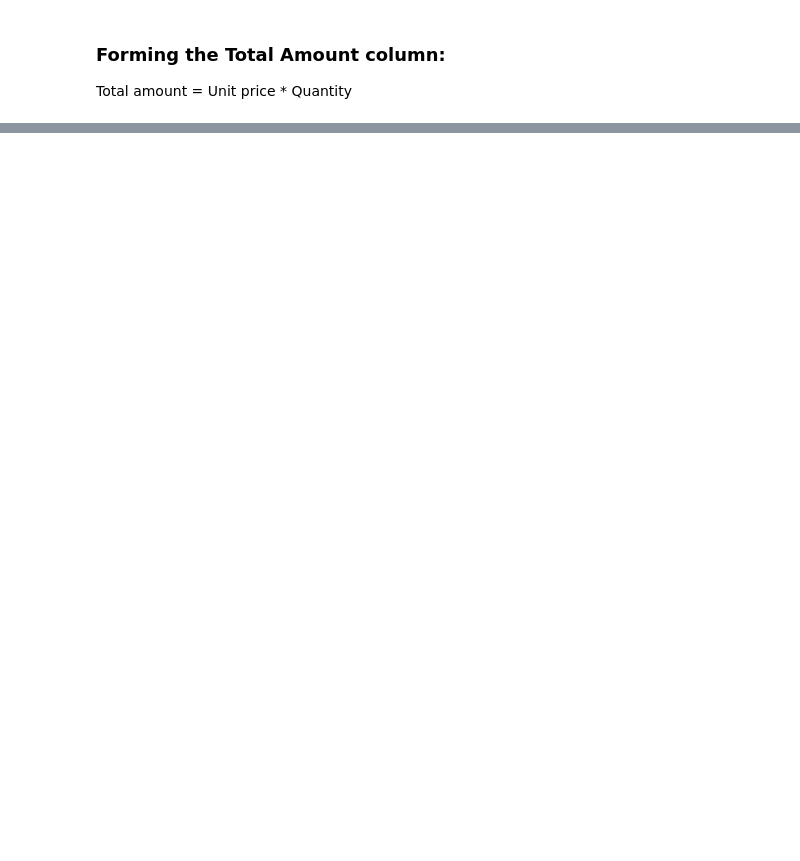
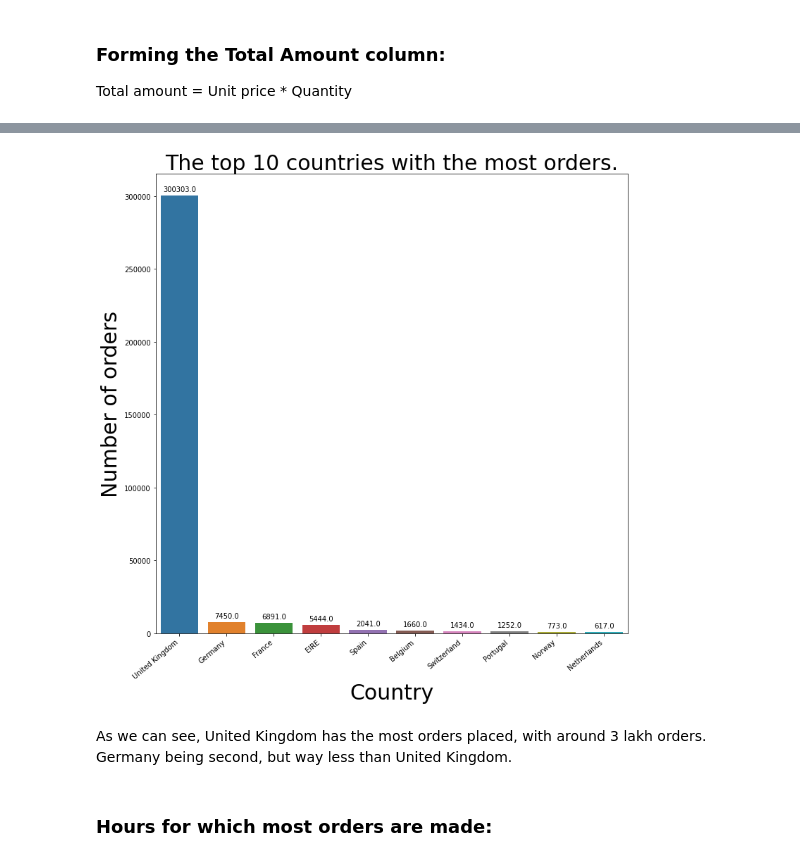
Before and after one commit to Syed-Adnan-S/Online-Retail-Customer-Segmentation, a Jupyter notebook: Online_Retail_Customer_Segmentation_Capstone_Project.ipynb, the cells around one changed output, grey strips where cells are left out. Saved outputs shown, nothing was run; the diff lists cells and outputs as text; code cells hidden in the pictures; blank space fills up the shorter version.

```diff
--- a/Online_Retail_Customer_Segmentation_Capstone_Project.ipynb
+++ b/Online_Retail_Customer_Segmentation_Capstone_Project.ipynb
@@ -337,0 +484,3 @@ Total amount = Unit price * Quantity
+# %%
+top_countries_df = cs_df['Country'].value_counts().reset_index().rename(columns={'index':'Country','Country':'Count'})[0:10]
+top_countries_df
@@ -337,0 +499,21 @@ Total amount = Unit price * Quantity
+# %%
+#Plotting the dataframe for the products with most quantity ordered
+plt.figure(figsize=(12,12))
+ax = sns.barplot(data=top_countries_df,x='Country',y='Count')
+for a in ax.patches:
+    ax.annotate(format(a.get_height(), '.1f'),
+                   (a.get_x() + a.get_width() / 2., a.get_height()),
+                   ha = 'center', va = 'center',
+                   xytext = (0, 9),
+                   textcoords = 'offset points')
+ax.set_xticklabels(ax.get_xticklabels(),rotation=40,ha='right')
+plt.title("The top 10 countries with the most orders.",size=30)
+plt.xlabel('Country',size=30)
+plt.ylabel('Number of orders',size=30)
+plt.show()
+# %% [output]
+[figure, added]
+# %% [markdown]
+As we can see, United Kingdom has the most orders placed, with around 3 lakh orders. Germany being second, but way less than United Kingdom.
+# %% [markdown]
+### <b>Hours for which most orders are made:</b>
```
Also changed, not shown: parts of 28 cells of this notebook.
